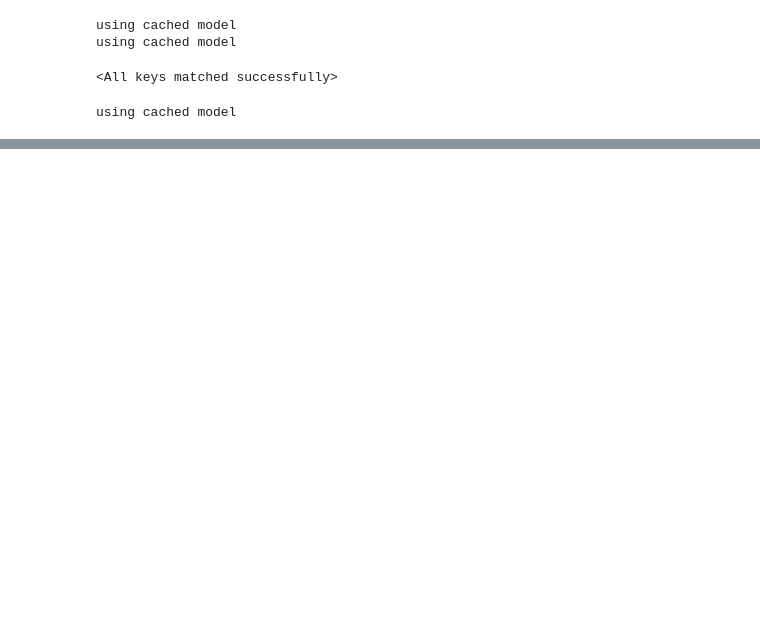
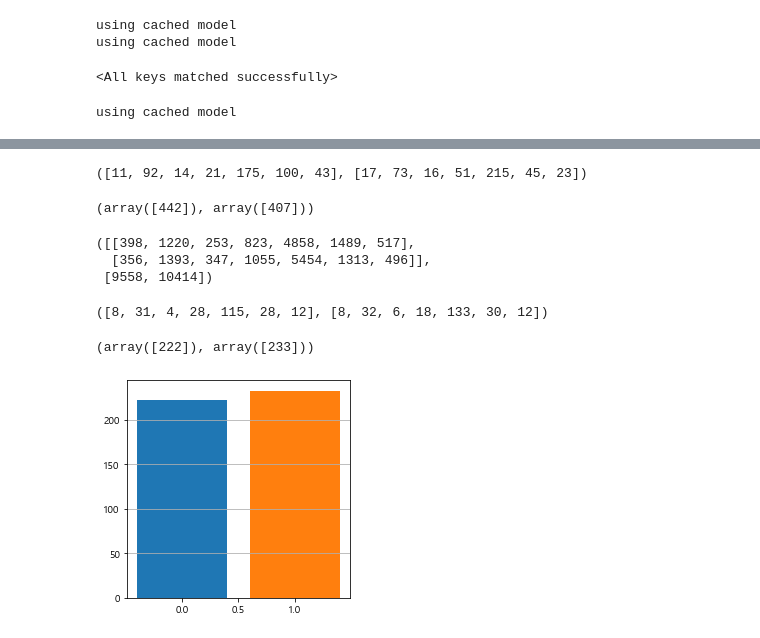
Before and after one commit to tigerak/kakao, a Jupyter notebook: Test.ipynb, the cells around one changed output, grey strips where cells are left out. Saved outputs shown, nothing was run; the diff lists cells and outputs as text; code cells hidden in the pictures; blank space fills up the shorter version.

```diff
--- a/Test.ipynb
+++ b/Test.ipynb
@@ -282,0 +321,25 @@ pred_list
+# %%
+next_chat_list = []
+for _ in data['Name'].unique():
+    next_chat_list.append({})
+
+for i, name in enumerate(data.iloc[:-1]['Name']):
+    if data.iloc[i+1]['Name'] is not name:
+        if data.iloc[i+1]['Name'] not in next_chat_list[name].keys():
+            next_chat_list[name][data.iloc[i+1]['Name']] = [0,0,0, 0,0,0, 0]
+
+        if data.iloc[i+1]['Emotion'] == '공포':
+            next_chat_list[name][data.iloc[i+1]['Name']][0] += 1
+        elif data.iloc[i+1]['Emotion'] == '놀람':
+            next_chat_list[name][data.iloc[i+1]['Name']][1] += 1
+        elif data.iloc[i+1]['Emotion'] == '분노':
+            next_chat_list[name][data.iloc[i+1]['Name']][2] += 1
+        elif data.iloc[i+1]['Emotion'] == '슬픔':
+            next_chat_list[name][data.iloc[i+1]['Name']][3] += 1
+        elif data.iloc[i+1]['Emotion'] == '중립':
+            next_chat_list[name][data.iloc[i+1]['Name']][4] += 1
+        elif data.iloc[i+1]['Emotion'] == '행복':
+            next_chat_list[name][data.iloc[i+1]['Name']][5] += 1
+        elif data.iloc[i+1]['Emotion'] == '혐오':
+            next_chat_list[name][data.iloc[i+1]['Name']][6] += 1
+next_chat_list
@@ -282,0 +382,4 @@ pred_list
+# %%
+# 공포(+1), 놀람(+1), 분노(-1), 슬픔(+1), 중립(+1), 행복(+2), 혐오(-1)
+emotion_weight = np.transpose([[1,1,-1,1,1,2,-1]])
+np.dot(next_chat_list[2][1], emotion_weight), np.dot(next_chat_list[1][2], emotion_weight)
@@ -282,0 +402,37 @@ pred_list
+# %%
+next_chat_list[2][6], next_chat_list[6][2]
+# %% [output]
+([11, 92, 14, 21, 175, 100, 43], [17, 73, 16, 51, 215, 45, 23])
+# %%
+np.dot(next_chat_list[2][6], emotion_weight), np.dot(next_chat_list[6][2], emotion_weight)
+# %% [output]
+(array([442]), array([407]))
+# %%
+ext = [res[59], res[2]]
+tot = []
+
+for i in ext:
+    sum = 0
+    for j in i:
+        sum += j
+    tot.append(sum)
+ext, tot
+# %% [output]
+([[398, 1220, 253, 823, 4858, 1489, 517],
+  [356, 1393, 347, 1055, 5454, 1313, 496]],
+ [9558, 10414])
+# %%
+next_chat_list[2][59], next_chat_list[59][2]
+# %% [output]
+([8, 31, 4, 28, 115, 28, 12], [8, 32, 6, 18, 133, 30, 12])
+# %%
+np.dot(next_chat_list[2][59], emotion_weight), np.dot(next_chat_list[59][2], emotion_weight)
+# %% [output]
+(array([222]), array([233]))
+# %%
+plt.figure(figsize=(4,4))
+plt.bar(0, np.dot(next_chat_list[2][59], emotion_weight))
+plt.bar(1, np.dot(next_chat_list[59][2], emotion_weight))
+plt.grid(axis='y')
+# %% [output]
+[figure, added]
```
Also changed, not shown: parts of 16 cells of this notebook.
